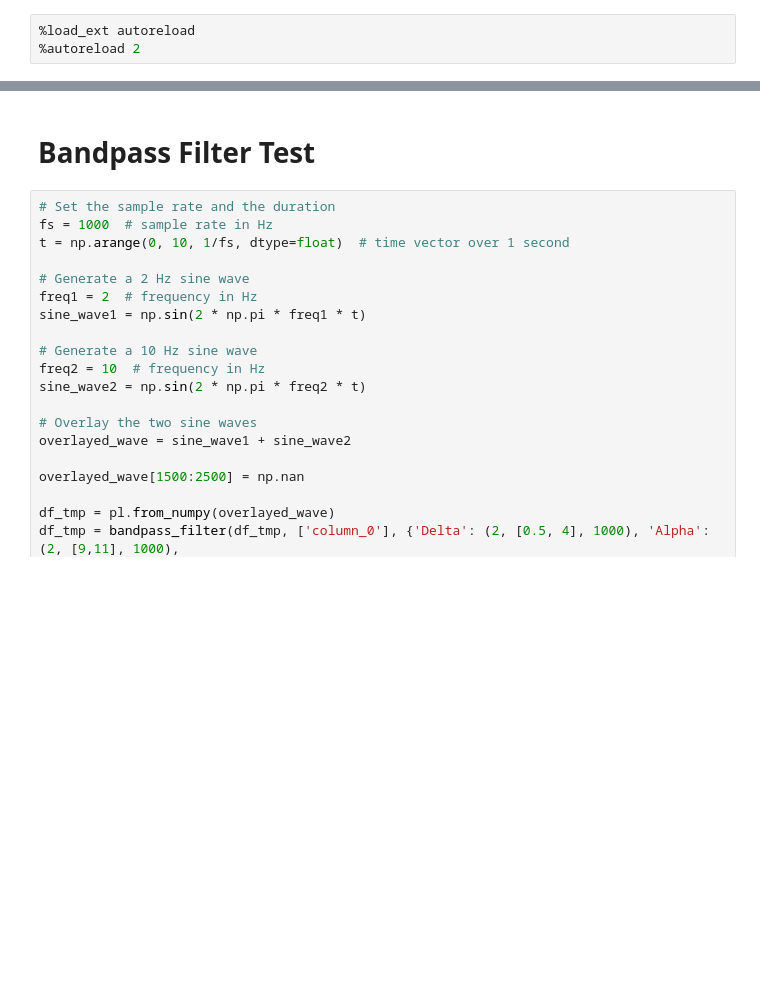
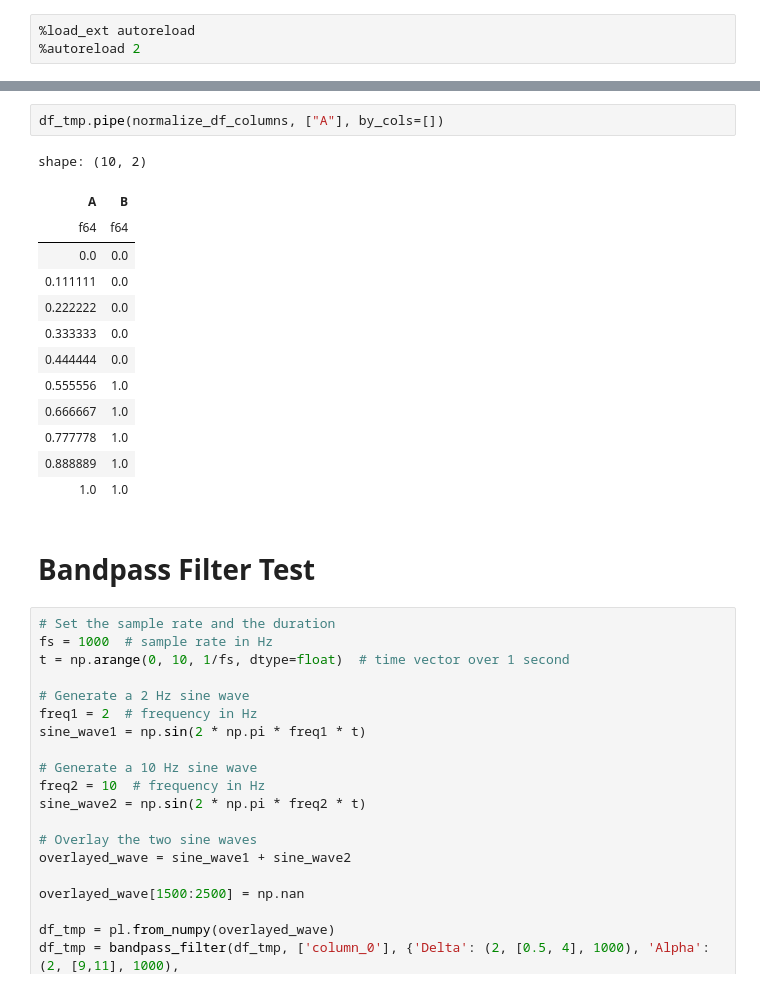
Before and after one commit to jiaangyao/integrated_rcs_analysis, a Jupyter notebook: python/analysis_notebooks_CS/function_tests.ipynb, the cells around one changed output, grey strips where cells are left out. Cells and saved outputs as stored; diff of their text form; blank space fills up the shorter version.

```diff
--- a/python/analysis_notebooks_CS/function_tests.ipynb
+++ b/python/analysis_notebooks_CS/function_tests.ipynb
@@ -13,3 +60,19 @@ import seaborn as sns
+# %%
+df_tmp.pipe(normalize_df_columns, ["A"], by_cols=[])
+# %% [output]
+shape: (10, 2)
+| A | B |
+| f64 | f64 |
+| 0.0 | 0.0 |
+| 0.111111 | 0.0 |
+| 0.222222 | 0.0 |
+| 0.333333 | 0.0 |
+| 0.444444 | 0.0 |
+| 0.555556 | 1.0 |
+| 0.666667 | 1.0 |
+| 0.777778 | 1.0 |
+| 0.888889 | 1.0 |
+| 1.0 | 1.0 |
 # %% [markdown]
 # Bandpass Filter Test
 # %%
```
Also changed, not shown: parts of 14 cells of this notebook.
